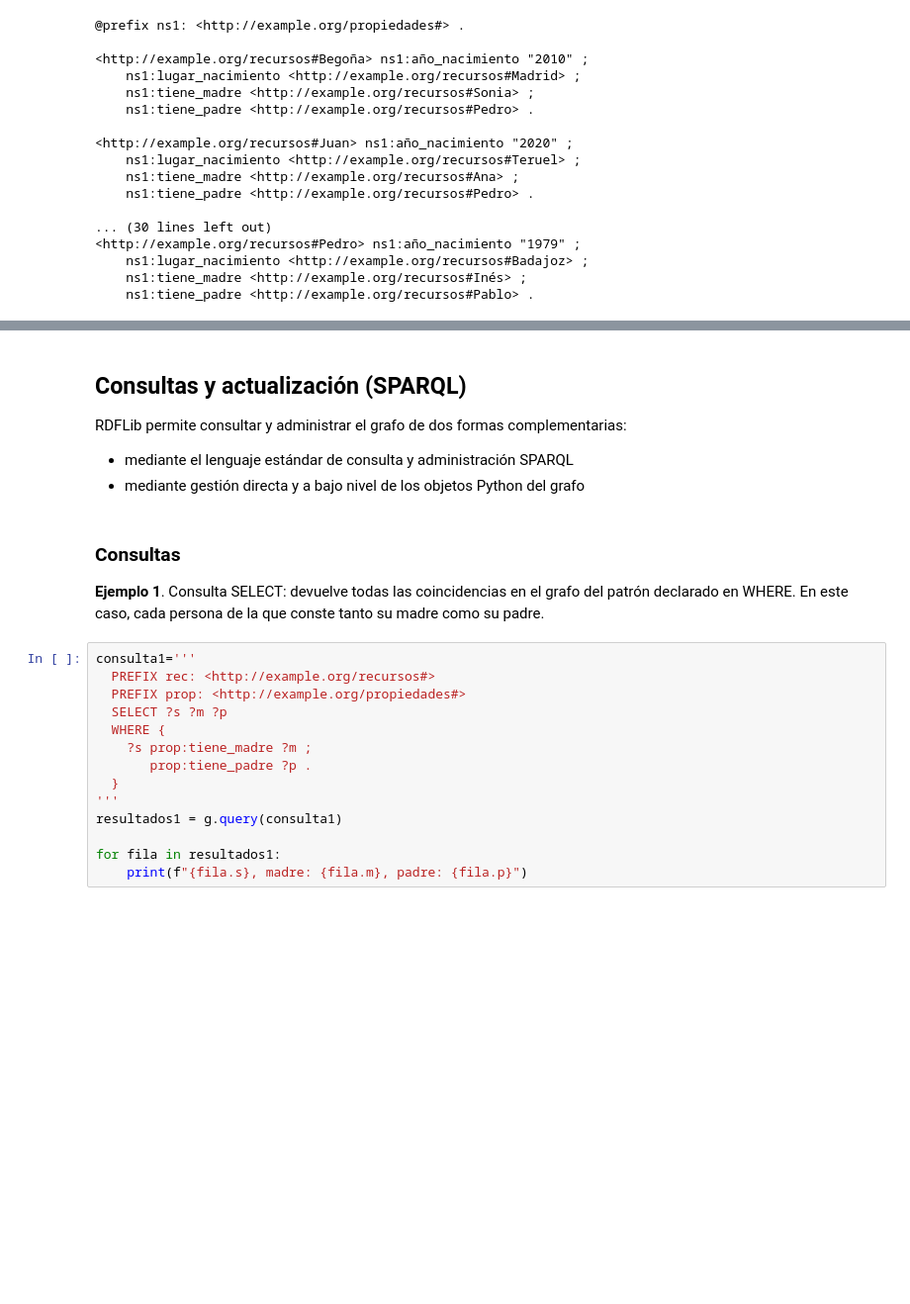
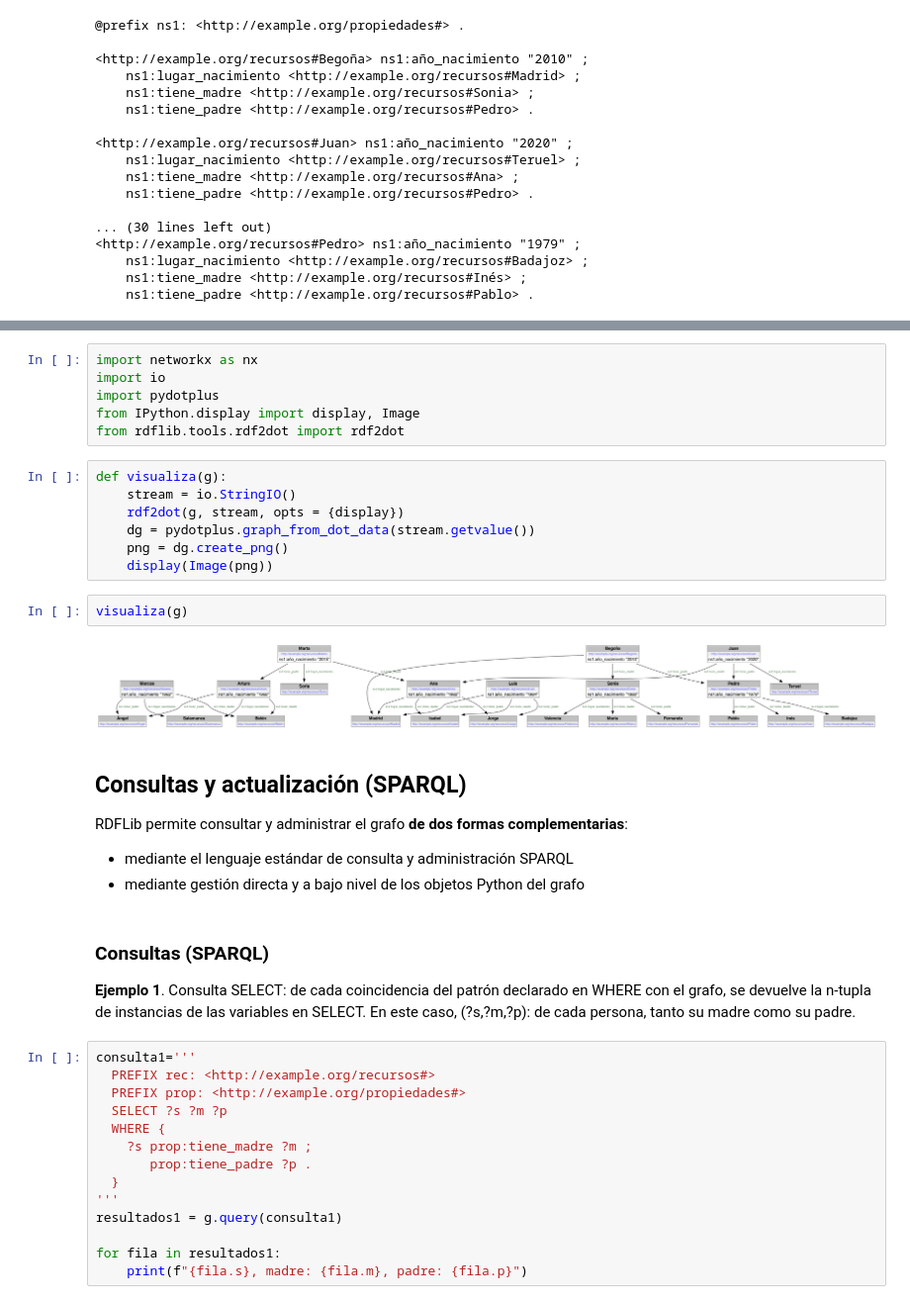
Before and after one commit to jlfvindel/Asignatura_SW-KG, a Jupyter notebook: RDFlib/RDFLib-Colab.ipynb, the cells around one changed output, grey strips where cells are left out. Shown: that part at 99% size. Cells and saved outputs as stored; diff of their text form; blank space fills up the shorter version.

```diff
--- a/RDFlib/RDFLib-Colab.ipynb
+++ b/RDFlib/RDFLib-Colab.ipynb
@@ -117,11 +121,28 @@ print(g.serialize(format='turtle'))
+# %%
+import networkx as nx
+import io
+import pydotplus
+from IPython.display import display, Image
+from rdflib.tools.rdf2dot import rdf2dot
+# %%
+def visualiza(g):
+    stream = io.StringIO()
+    rdf2dot(g, stream, opts = {display})
+    dg = pydotplus.graph_from_dot_data(stream.getvalue())
+    png = dg.create_png()
+    display(Image(png))
+# %%
+visualiza(g)
+# %% [output]
+[figure, added]
 # %% [markdown]
 ## Consultas y actualización (SPARQL)
-RDFLib permite consultar y administrar el grafo de dos formas complementarias:
+RDFLib permite consultar y administrar el grafo **de dos formas complementarias**:
 + mediante el lenguaje estándar de consulta y administración SPARQL
 + mediante gestión directa y a bajo nivel de los objetos Python del grafo
 # %% [markdown]
-### Consultas
-**Ejemplo 1**. Consulta SELECT: devuelve todas las coincidencias en el grafo del patrón declarado en WHERE. En este caso, cada persona de la que conste tanto su madre como su padre.
+### Consultas (SPARQL)
+**Ejemplo 1**. Consulta SELECT: de cada coincidencia del patrón declarado en WHERE con el grafo, se devuelve la n-tupla de instancias de las variables en SELECT. En este caso, (?s,?m,?p): de cada persona, tanto su madre como su padre.
 # %%
 consulta1='''
   PREFIX rec: <http://example.org/recursos#>
```
Also changed, not shown: parts of 17 cells of this notebook.
